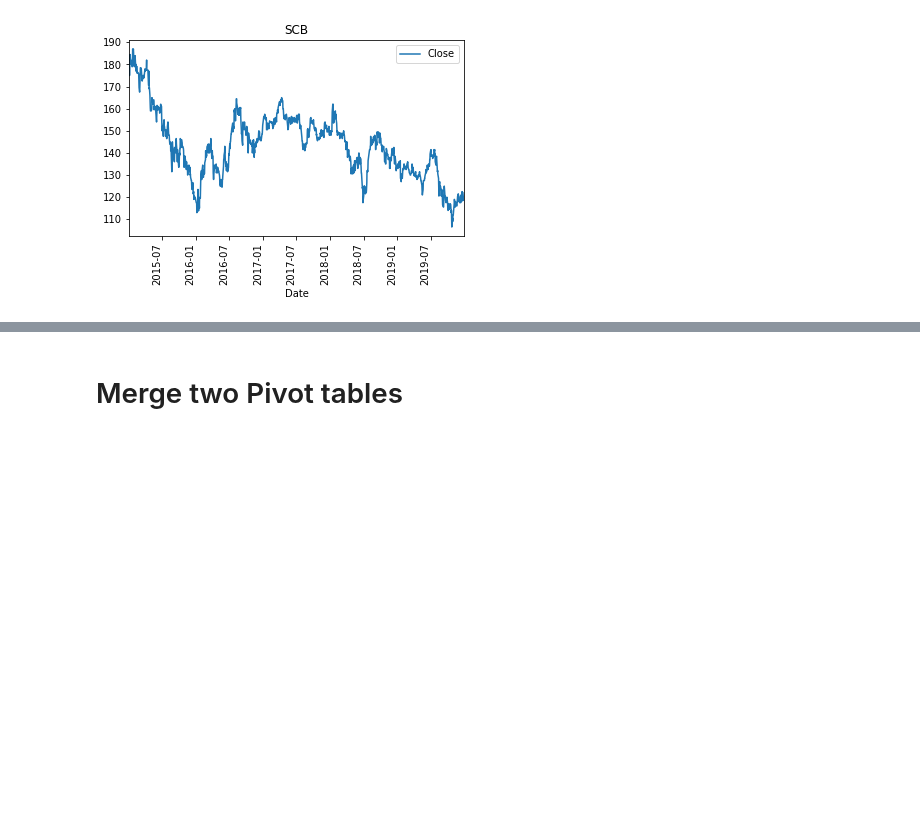
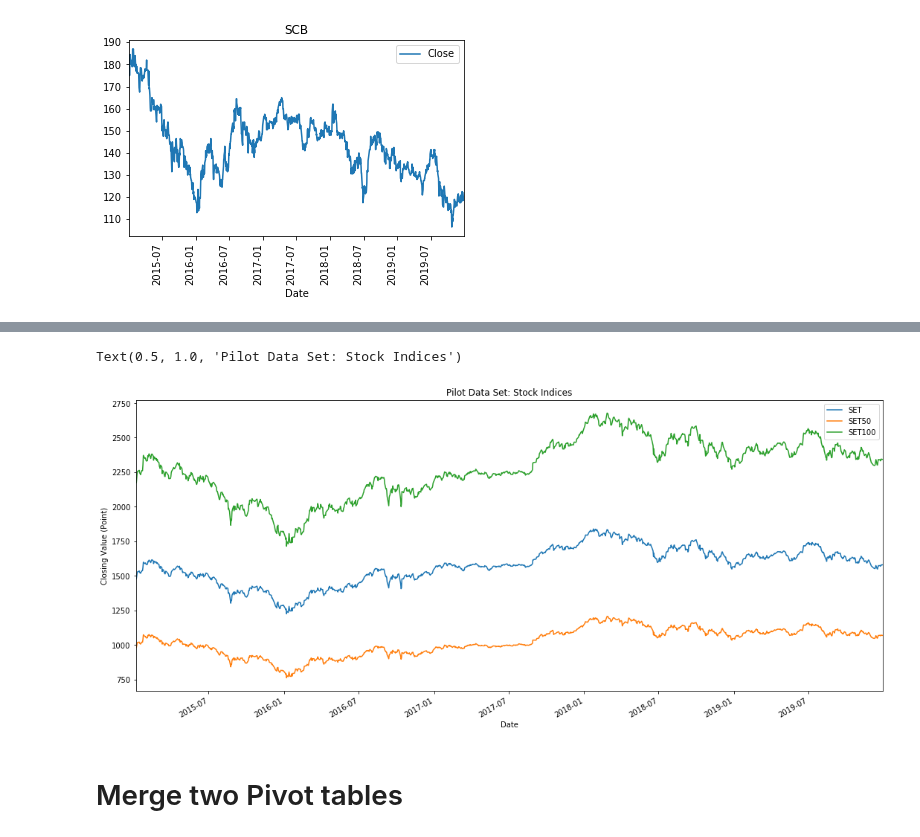
Before and after one commit to chayapan/thesis, a Jupyter notebook: 1.0 Data Acquisition/PilotData.ipynb, the cells around one changed output, grey strips where cells are left out. Cells and saved outputs as stored; diff of their text form; code cells hidden in the pictures; blank space fills up the shorter version.

```diff
--- a/1.0 Data Acquisition/PilotData.ipynb
+++ b/1.0 Data Acquisition/PilotData.ipynb
@@ -91,9 +160,13 @@ table
 # %%
 fig, ax = plt.subplots()
 for si in indices:
     a = indices[si][['Close']].plot(ax=ax, legend=False, figsize=(18, 8))
 ax.legend(indices.keys())
 plt.ylabel('Closing Value (Point)')
+plt.title("Pilot Data Set: Stock Indices")
+# %% [output]
+Text(0.5, 1.0, 'Pilot Data Set: Stock Indices')
+[figure, added]
 # %% [markdown]
 # Merge two Pivot tables
 # %%
```
Also changed, not shown: parts of 16 cells of this notebook, 16 other files.
